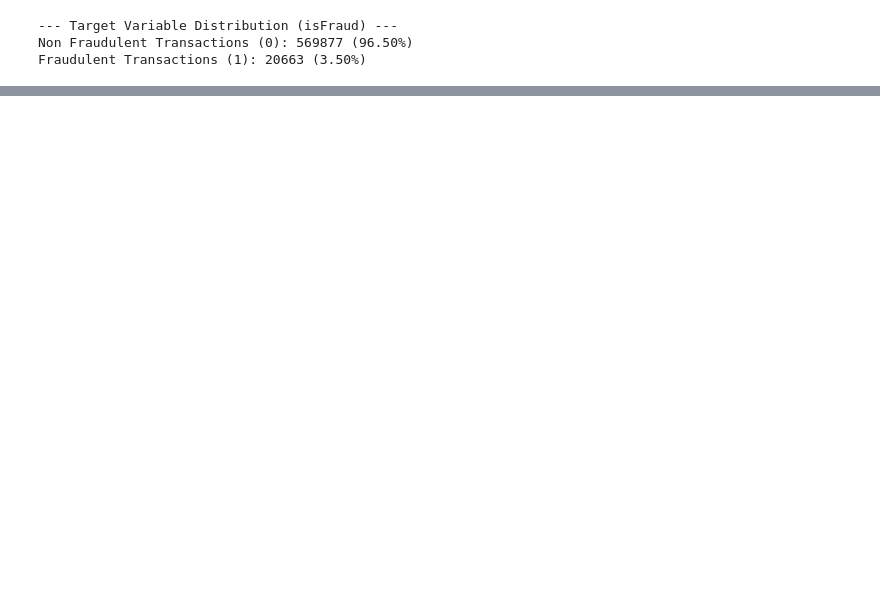
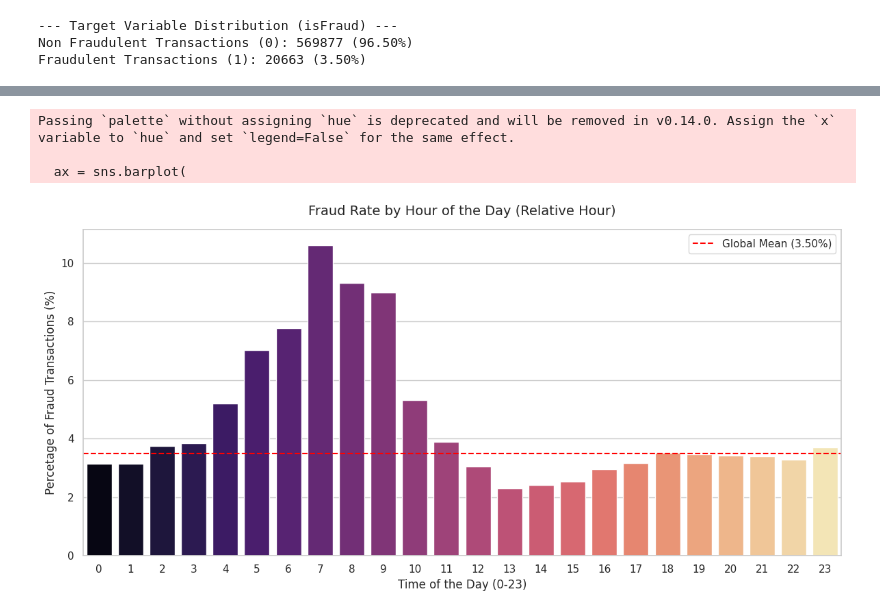
Before and after one commit to Rmendivil94/retail-fraud-detection, a Jupyter notebook: notebooks/01_EDA_and_Data_Cleaning.ipynb, the cells around one changed output, grey strips where cells are left out. Drawn from its saved outputs; the diff is of its cells as text; code cells hidden in the pictures; blank space fills up the shorter version.

```diff
--- a/notebooks/01_EDA_and_Data_Cleaning.ipynb
+++ b/notebooks/01_EDA_and_Data_Cleaning.ipynb
@@ -203,0 +311,18 @@ Passing `palette` without assigning `hue` is deprecated and will be removed in v
+# %%
+def decode_time_features(df):
+    """
+    Extract the hour of the day and the day of the week from TransactionDT (seconds).
+    """
+    # 1 hour = 3600 seconds. Divide and take the remainder of 24 hours.
+    df['hour'] = (df['TransactionDT'] // 3600) % 24
+
+    # 1 day = 86400 seconds. Divide and take the remainder of 7 days.
+    df['day_of_week'] = (df['TransactionDT'] // (3600 * 24)) % 7
+
+    return df
+
+# Apply the function to our df
+train = decode_time_features(train)
+
+print("New variables: 'hour' and 'day_of_week'")
+print(train[['TransactionDT', 'hour', 'day_of_week', 'isFraud']].head())
@@ -203,0 +337,30 @@ Passing `palette` without assigning `hue` is deprecated and will be removed in v
+# %%
+# Calculamos el porcentaje de fraude por cada hora
+fraud_rate_by_hour = train.groupby('hour')['isFraud'].mean() * 100
+
+# Configuración Visual
+plt.figure(figsize = (12 , 6))
+sns.set_theme(style = "whitegrid")
+
+# Gráfico de barras de la tasa de fraude
+ax = sns.barplot(
+    x = fraud_rate_by_hour.index,
+    y = fraud_rate_by_hour.values,
+    palette = 'magma'
+)
+
+# Add a red line for the global percentage mean of fraud (aprox 3.5%)
+global_fraud_rate = train['isFraud'].mean() * 100
+plt.axhline(y = global_fraud_rate, color = 'red', linestyle = '--', label = f'Global Mean ({global_fraud_rate:.2f}%)')
+
+plt.title('Fraud Rate by Hour of the Day (Relative Hour)', fontsize = 14, pad = 15)
+plt.xlabel('Time of the Day (0-23)', fontsize = 12)
+plt.ylabel('Percetage of Fraud Transactions (%)', fontsize = 12)
+plt.legend()
+plt.tight_layout()
+plt.show()
+# %% [output]
+Passing `palette` without assigning `hue` is deprecated and will be removed in v0.14.0. Assign the `x` variable to `hue` and set `legend=False` for the same effect.
+
+  ax = sns.barplot(
+[figure, added]
```
Also changed, not shown: parts of 24 cells of this notebook.
